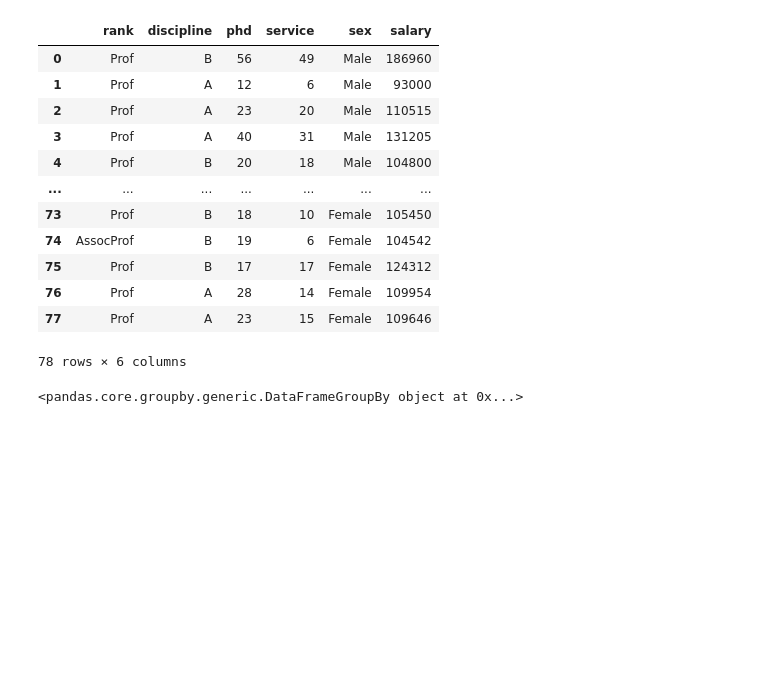
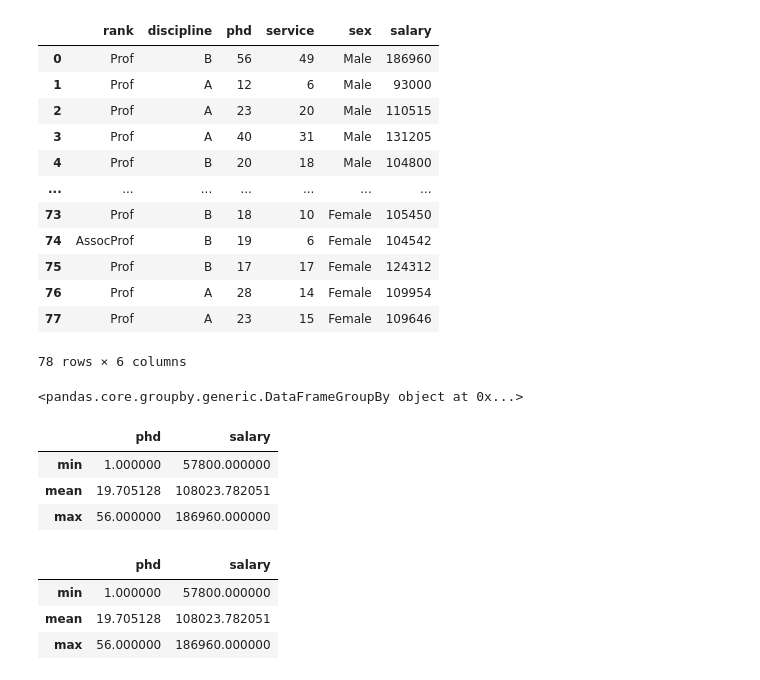
Before and after one commit to Nimo1998/datascinece_RCodes, a Jupyter notebook: Python_Practice.ipynb, the cells around one changed output. Saved outputs shown, nothing was run; the diff lists cells and outputs as text; code cells hidden in the pictures; blank space fills up the shorter version.

```diff
--- a/Python_Practice.ipynb
+++ b/Python_Practice.ipynb
@@ -273,3 +261,17 @@ df
 df.groupby(['rank','phd','salary'])
 # %% [output]
 <pandas.core.groupby.generic.DataFrameGroupBy object at 0x...>
+# %%
+df[['phd','salary']].agg(['min','mean','max'])
+# %% [output]
+|  | phd | salary |
+| min | 1.000000 | 57800.000000 |
+| mean | 19.705128 | 108023.782051 |
+| max | 56.000000 | 186960.000000 |
+# %%
+df[['phd','salary']].agg(['min','mean','max'])
+# %% [output]
+|  | phd | salary |
+| min | 1.000000 | 57800.000000 |
+| mean | 19.705128 | 108023.782051 |
+| max | 56.000000 | 186960.000000 |
```
Also changed, not shown: parts of 5 cells of this notebook.
